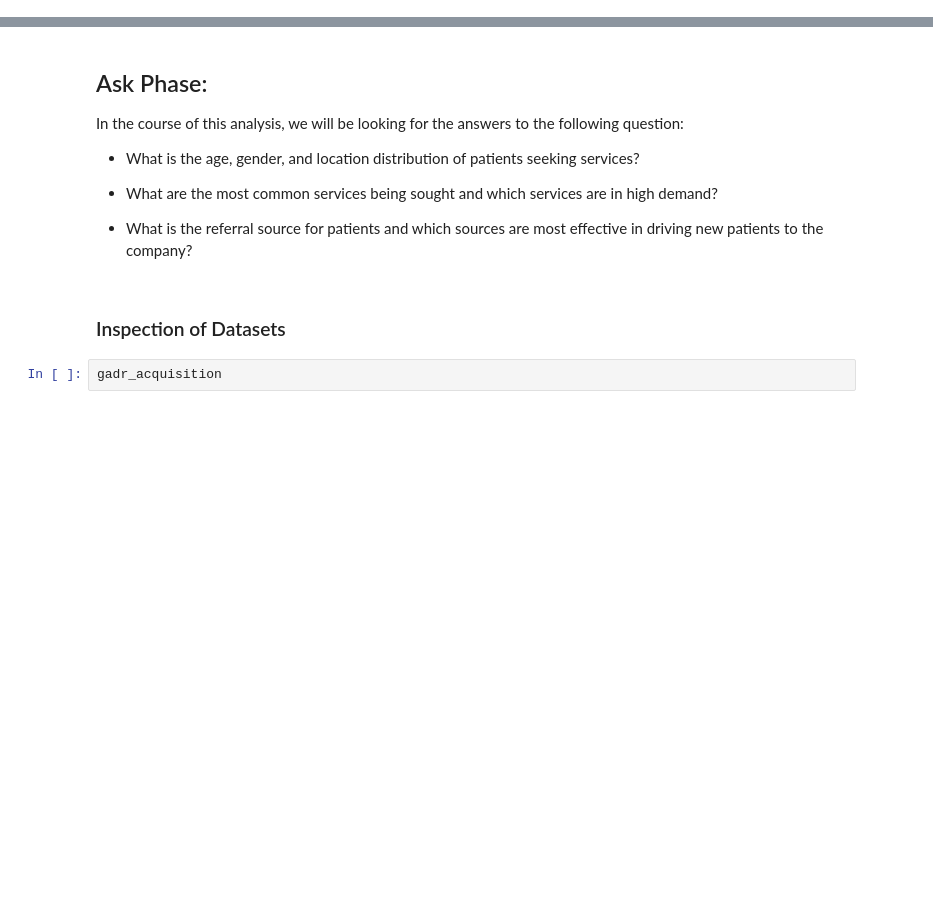
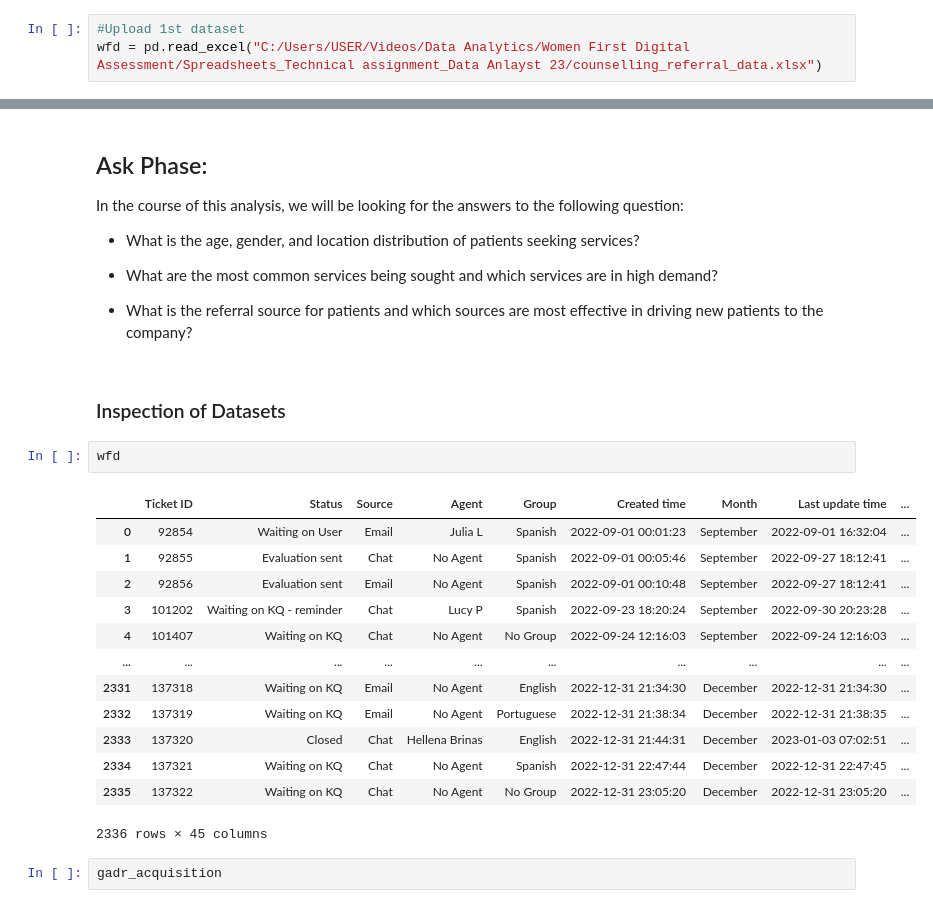
Before and after one commit to donaldebube/WFD-Python-Code, a Jupyter notebook: GADR_Python_Code.ipynb, the cells around one changed output, grey strips where cells are left out. Cells and saved outputs as stored; diff of their text form; blank space fills up the shorter version.

```diff
--- a/GADR_Python_Code.ipynb
+++ b/GADR_Python_Code.ipynb
@@ -5,4 +5,7 @@
 # %%
 import pandas as pd
 import numpy as np
+# %%
+#Upload 1st dataset
+wfd = pd.read_excel("C:/Users/USER/Videos/Data Analytics/Women First Digital Assessment/Spreadsheets_Technical assignment_Data Anlayst 23/counselling_referral_data.xlsx")
 # %%
@@ -25,6 +28,22 @@ In the course of this analysis, we will be looking for the answers to the follow
 - What is the referral source for patients and which sources are most effective in driving new patients to the company?
 # %% [markdown]
 ### Inspection of Datasets
+# %%
+wfd
+# %% [output]
+|  | Ticket ID | Status | Source | Agent | Group | Created time | Month | Last update time | ... |
+| 0 | 92854 | Waiting on User | Email | Julia L | Spanish | 2022-09-01 00:01:23 | September | 2022-09-01 16:32:04 | ... |
+| 1 | 92855 | Evaluation sent | Chat | No Agent | Spanish | 2022-09-01 00:05:46 | September | 2022-09-27 18:12:41 | ... |
+| 2 | 92856 | Evaluation sent | Email | No Agent | Spanish | 2022-09-01 00:10:48 | September | 2022-09-27 18:12:41 | ... |
+| 3 | 101202 | Waiting on KQ - reminder | Chat | Lucy P | Spanish | 2022-09-23 18:20:24 | September | 2022-09-30 20:23:28 | ... |
+| 4 | 101407 | Waiting on KQ | Chat | No Agent | No Group | 2022-09-24 12:16:03 | September | 2022-09-24 12:16:03 | ... |
+| ... | ... | ... | ... | ... | ... | ... | ... | ... | ... |
+| 2331 | 137318 | Waiting on KQ | Email | No Agent | English | 2022-12-31 21:34:30 | December | 2022-12-31 21:34:30 | ... |
+| 2332 | 137319 | Waiting on KQ | Email | No Agent | Portuguese | 2022-12-31 21:38:34 | December | 2022-12-31 21:38:35 | ... |
+| 2333 | 137320 | Closed | Chat | Hellena Brinas | English | 2022-12-31 21:44:31 | December | 2023-01-03 07:02:51 | ... |
+| 2334 | 137321 | Waiting on KQ | Chat | No Agent | Spanish | 2022-12-31 22:47:44 | December | 2022-12-31 22:47:45 | ... |
+| 2335 | 137322 | Waiting on KQ | Chat | No Agent | No Group | 2022-12-31 23:05:20 | December | 2022-12-31 23:05:20 | ... |
+2336 rows × 45 columns
 # %%
 gadr_acquisition
 # %% [output]
```
Also changed, not shown: parts of 24 cells of this notebook.
